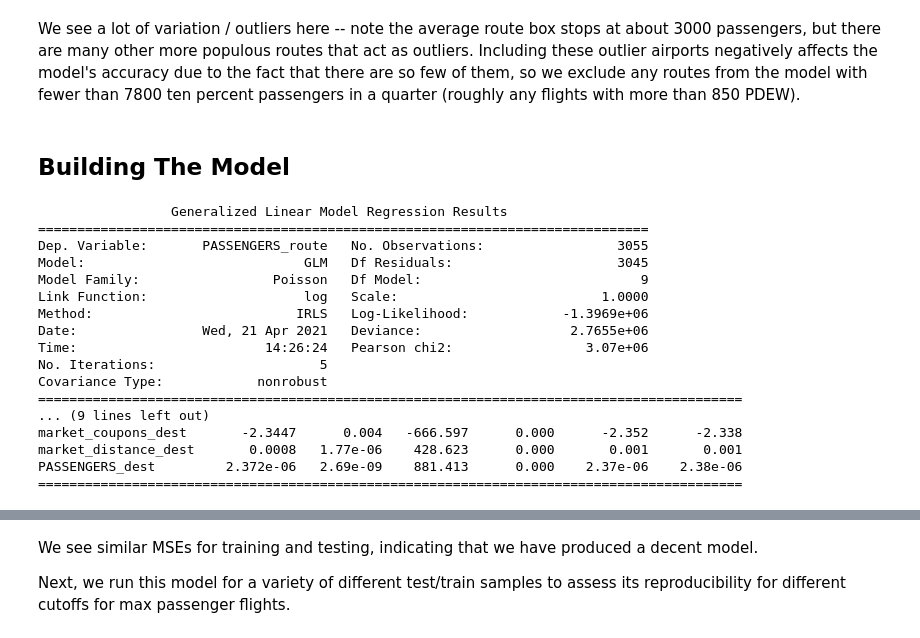
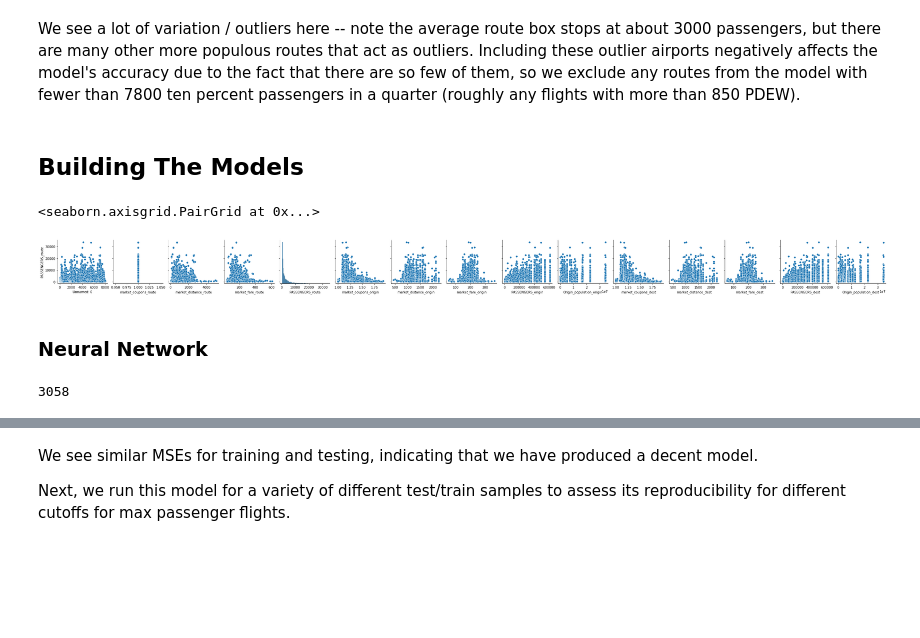
Before and after one commit to joshuaneronha/nonstop-flight-model, a Jupyter notebook: Model.ipynb, the cells around one changed output, grey strips where cells are left out. Cells and saved outputs as stored; diff of their text form; code cells hidden in the pictures; blank space fills up the shorter version.

```diff
--- a/Model.ipynb
+++ b/Model.ipynb
@@ -71,11 +88,11 @@ airport_data.join(cleaned, how='left').head()
 # %% [markdown]
 <h2>Joining Nonstop Routes with Airport Data</h2>
 # %%
-airports = pd.read_csv('airports.csv') #import airports csv generated in other file
-codes = pd.read_csv('airport-codes_csv.csv') #and airport codes!
+airports = pd.read_csv('./resources/airports.csv') #import airports csv generated in other file
+codes = pd.read_csv('./resources/airport-codes_csv.csv') #and airport codes!
 # %%
-nonstops = pd.read_csv('nonstops.csv') #cleaned CSV with all nonstop itineraries in Q3 2019
-all_flights = pd.read_csv('all.csv') #similarly importing all itineraries, cleaned or not
+nonstops = pd.read_csv('./resources/nonstops.csv') #cleaned CSV with all nonstop itineraries in Q3 2019
+all_flights = pd.read_csv('./resources/all.csv') #similarly importing all itineraries, cleaned or not
 # %%
 origin_merged = pd.merge(nonstops,airports,left_on = 'origin', right_on = 'ORIGIN',suffixes = ('_route',''))
 merged = pd.merge(origin_merged,airports,left_on = 'dest', right_on = 'ORIGIN',suffixes = ('_origin','_dest'))
@@ -97,53 +114,14 @@ merged.boxplot('PASSENGERS_route')
 # %% [markdown]
 <p>We see a lot of variation / outliers here -- note the average route box stops at about 3000 passengers, but there are many other more populous routes that act as outliers. Including these outlier airports negatively affects the model's accuracy due to the fact that there are so few of them, so we exclude any routes from the model with fewer than 7800 ten percent passengers in a quarter (roughly any flights with more than 850 PDEW).</p>
 # %% [markdown]
-<h2>Building The Model</h2>
+<h2>Building The Models</h2>
 # %%
 origin_merged = pd.merge(nonstops,airports,left_on = 'origin', right_on = 'ORIGIN',suffixes = ('_route',''))
 merged = pd.merge(origin_merged,airports,left_on = 'dest', right_on = 'ORIGIN',suffixes = ('_origin','_dest'))
 
 merged = merged[merged['PASSENGERS_route'] < 35000]
-
-#we choose these as the variables we wish to fit our model with
-
-y = merged['PASSENGERS_route']
-X = merged[['market_distance_route','market_fare_origin','market_coupons_origin','market_distance_origin','PASSENGERS_origin','market_fare_dest','market_coupons_dest','market_distance_dest','PASSENGERS_dest']]
-
-
-
-X_train, X_test, y_train, y_test = train_test_split(X, y, test_size=0.2)
-
-X_train = sm.add_constant(X_train)
-X_test = sm.add_constant(X_test)
-
-#we use a Poisson distribution to avoid negative values for small predicted flights!
-
-model = sm.GLM(y_train, X_train, hasconst = True, family=sm.families.Poisson())
-
-results = model.fit()
-
-y_est_tr = results.predict(X_train)
-y_est_te = results.predict(X_test)
-
-training_MSE = eval_measures.mse(y_train,y_est_tr)
-testing_MSE = eval_measures.mse(y_test,y_est_te)
-
-print(results.summary())
-# %% [output]
-                 Generalized Linear Model Regression Results
-==============================================================================
-Dep. Variable:       PASSENGERS_route   No. Observations:                 3055
-Model:                            GLM   Df Residuals:                     3045
-Model Family:                 Poisson   Df Model:                            9
-Link Function:                    log   Scale:                          1.0000
-Method:                          IRLS   Log-Likelihood:            -1.3969e+06
-Date:                Wed, 21 Apr 2021   Deviance:                   2.7655e+06
-Time:                        14:26:24   Pearson chi2:                 3.07e+06
-No. Iterations:                     5
-Covariance Type:            nonrobust
-==========================================================================================
-... (9 lines left out)
-market_coupons_dest       -2.3447      0.004   -666.597      0.000      -2.352      -2.338
-market_distance_dest       0.0008   1.77e-06    428.623      0.000       0.001       0.001
-PASSENGERS_dest         2.372e-06   2.69e-09    881.413      0.000    2.37e-06    2.38e-06
-==========================================================================================
+# %%
+sns.pairplot(merged,y_vars='PASSENGERS_route')
+# %% [output]
+<seaborn.axisgrid.PairGrid at 0x...>
+[figure, added]
@@ -149,0 +137,2 @@ PASSENGERS_dest         2.372e-06   2.69e-09    881.413      0.000    2.37e-06
+# %% [markdown]
+<h3>Neural Network</h3>
@@ -149,0 +148,4 @@ PASSENGERS_dest         2.372e-06   2.69e-09    881.413      0.000    2.37e-06
+# %%
+len(X_train)
+# %% [output]
+3058
```
Also changed, not shown: parts of 26 cells of this notebook, 7 other files.
